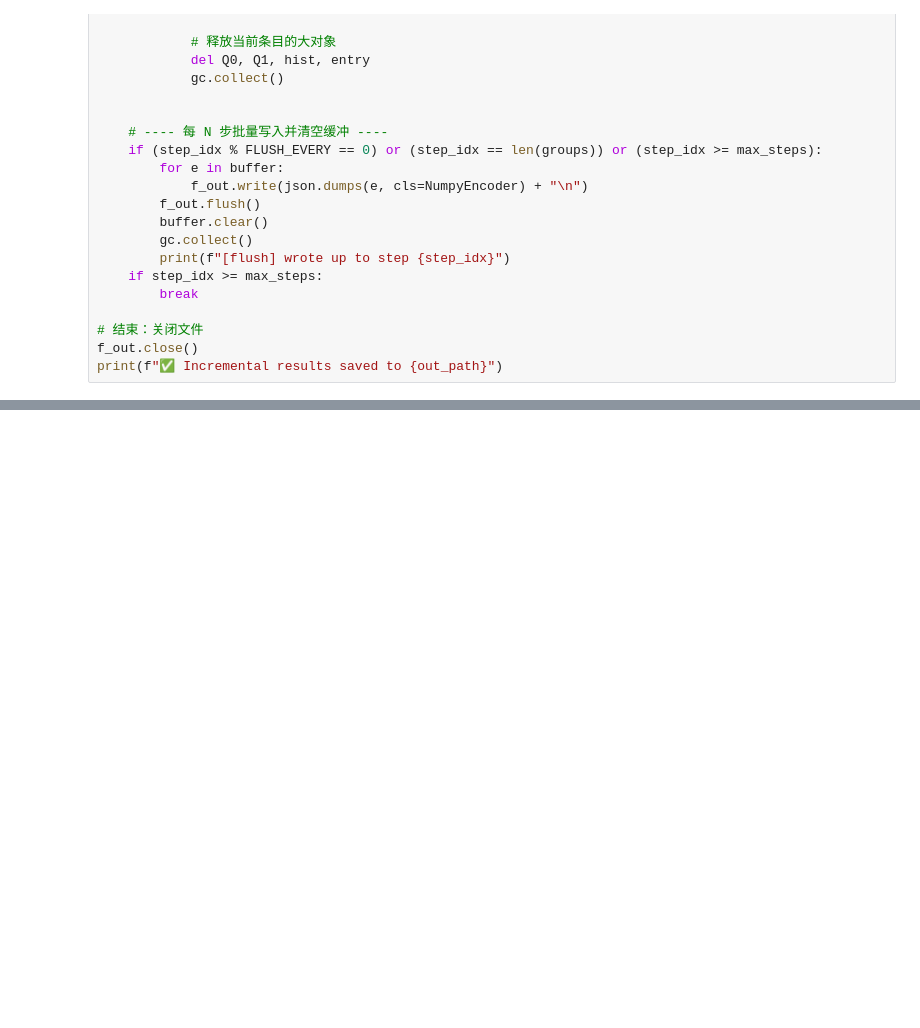
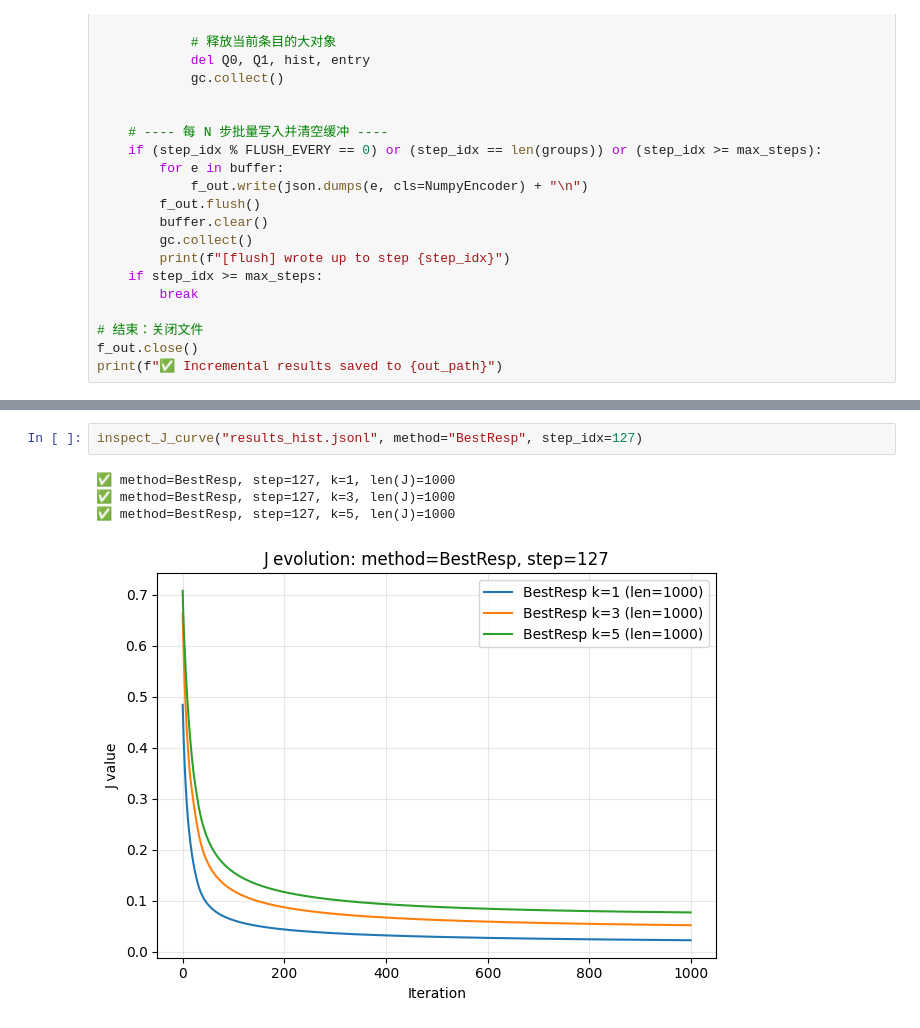
Before and after one commit to SJ00425/NTN-Anti-Jamming, a Jupyter notebook: game_cdf.ipynb, the cells around one changed output, grey strips where cells are left out. Saved outputs shown, nothing was run; the diff lists cells and outputs as text; blank space fills up the shorter version.

```diff
--- a/game_cdf.ipynb
+++ b/game_cdf.ipynb
@@ -390,0 +452,7 @@ print(f"✅ Incremental results saved to {out_path}")
+# %%
+inspect_J_curve("results_hist.jsonl", method="BestResp", step_idx=127)
+# %% [output]
+✅ method=BestResp, step=127, k=1, len(J)=1000
+✅ method=BestResp, step=127, k=3, len(J)=1000
+✅ method=BestResp, step=127, k=5, len(J)=1000
+[figure, added]
```
Also changed, not shown: parts of 3 cells of this notebook, 1 other file.
